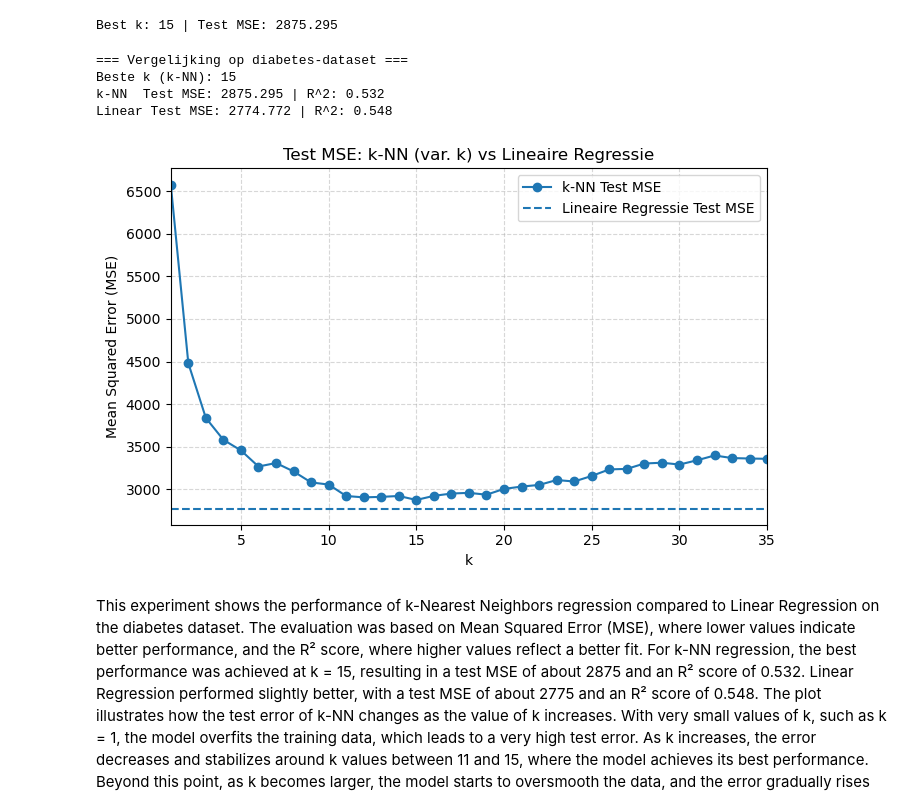
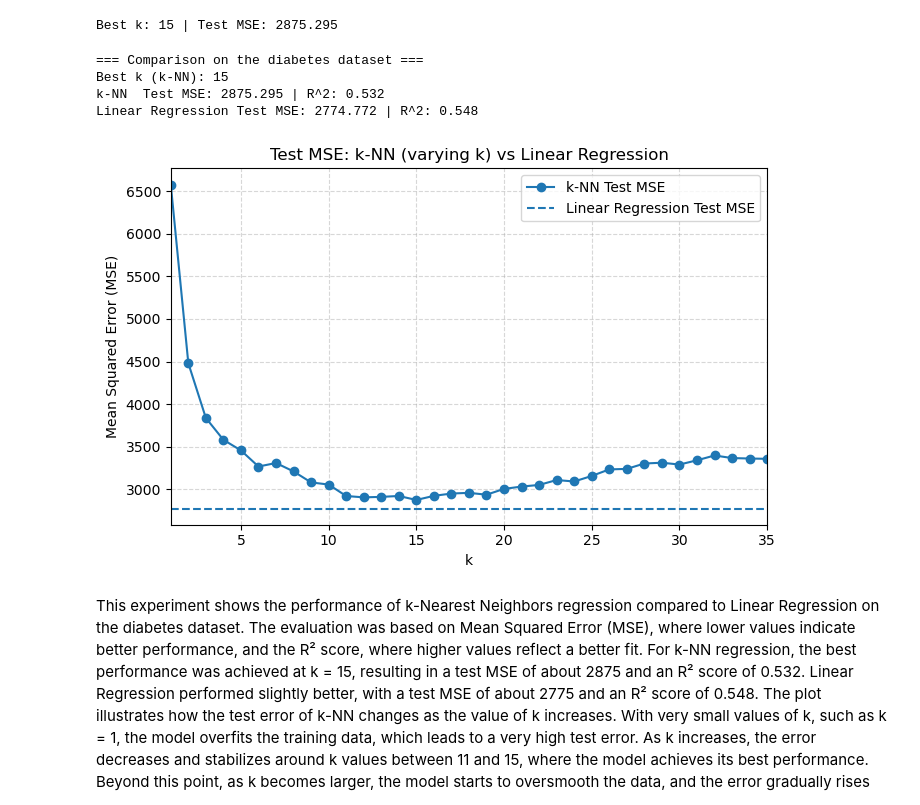
Before and after one commit to SiebrenBarten/Machine-learning-for-medical-imaging, a Jupyter notebook: practicals/week_1.ipynb, the cells around one changed output. Cells and saved outputs as stored; diff of their text form; code cells hidden in the pictures.

```diff
--- a/practicals/week_1.ipynb
+++ b/practicals/week_1.ipynb
@@ -228,14 +228,12 @@ print(f"Best k: {best_k} | Test MSE: {test_mse.min():.3f}")
 [figure]
 Best k: 15 | Test MSE: 2875.295
 # %%
-import numpy as np
-import matplotlib.pyplot as plt
 from sklearn.linear_model import LinearRegression
 from sklearn.metrics import mean_squared_error, r2_score
 from sklearn.datasets import load_diabetes
 from knn_scratch import KNNRegressor
 
-# Data
+# Load dataset
 diabetes = load_diabetes()
 X = diabetes.data
 y = diabetes.target.reshape(-1)
@@ -244,44 +242,45 @@ y = diabetes.target.reshape(-1)
 knn_reg = KNNRegressor(X, y, k=5, trainsplit=0.75)
 knn_reg.test_train_split()
 knn_reg.normalize_train_test()
 
+# Evaluate k values
 k_values = list(range(1, 36))
 train_mse, test_mse = knn_reg.evaluate_over_k(k_values, plot=False)
 best_k = k_values[int(np.argmin(test_mse))]
 y_pred_best = knn_reg.predict(knn_reg.X_test, k=best_k)
 knn_test_mse = float(test_mse.min())
 knn_r2 = r2_score(knn_reg.y_test, y_pred_best)
 
-# Lineaire regressie (op dezelfde genormaliseerde features)
+# Linear regression (on the same normalized features)
 lin = LinearRegression()
 lin.fit(knn_reg.X_train, knn_reg.y_train)
 lin_pred_te = lin.predict(knn_reg.X_test)
 lin_test_mse = mean_squared_error(knn_reg.y_test, lin_pred_te)
 lin_r2 = r2_score(knn_reg.y_test, lin_pred_te)
 
-print("=== Vergelijking op diabetes-dataset ===")
-print(f"Beste k (k-NN): {best_k}")
+print("=== Comparison on the diabetes dataset ===")
+print(f"Best k (k-NN): {best_k}")
 print(f"k-NN  Test MSE: {knn_test_mse:.3f} | R^2: {knn_r2:.3f}")
-print(f"Linear Test MSE: {lin_test_mse:.3f} | R^2: {lin_r2:.3f}")
+print(f"Linear Regression Test MSE: {lin_test_mse:.3f} | R^2: {lin_r2:.3f}")
 
-# Plot vergelijking
+# Plot comparison
 plt.figure(figsize=(7,4.5))
 plt.plot(k_values, test_mse, marker='o', label='k-NN Test MSE')
 plt.hlines(lin_test_mse, k_values[0], k_values[-1], linestyles='--',
-           label='Lineaire Regressie Test MSE')
+           label='Linear Regression Test MSE')
 plt.xlabel('k'); plt.ylabel('Mean Squared Error (MSE)')
-plt.title('Test MSE: k-NN (var. k) vs Lineaire Regressie')
+plt.title('Test MSE: k-NN (varying k) vs Linear Regression')
 plt.xlim(k_values[0], k_values[-1])
 plt.grid(True, linestyle='--', alpha=0.5)
 plt.legend()
 plt.tight_layout()
 plt.show()
 # %% [output]
-=== Vergelijking op diabetes-dataset ===
-Beste k (k-NN): 15
+=== Comparison on the diabetes dataset ===
+Best k (k-NN): 15
 k-NN  Test MSE: 2875.295 | R^2: 0.532
-Linear Test MSE: 2774.772 | R^2: 0.548
+Linear Regression Test MSE: 2774.772 | R^2: 0.548
-[figure, old version]
+[figure, new version]
 # %% [markdown]
 This experiment shows the performance of k-Nearest Neighbors regression compared to Linear Regression on the diabetes dataset. The evaluation was based on Mean Squared Error (MSE), where lower values indicate better performance, and the R² score, where higher values reflect a better fit. For k-NN regression, the best performance was achieved at k = 15, resulting in a test MSE of about 2875 and an R² score of 0.532. Linear Regression performed slightly better, with a test MSE of about 2775 and an R² score of 0.548.
 The plot illustrates how the test error of k-NN changes as the value of k increases. With very small values of k, such as k = 1, the model overfits the training data, which leads to a very high test error. As k increases, the error decreases and stabilizes around k values between 11 and 15, where the model achieves its best performance. Beyond this point, as k becomes larger, the model starts to oversmooth the data, and the error gradually rises again. The dashed horizontal line in the plot represents the performance of Linear Regression, which lies just below the lowest test error of k-NN. This indicates that Linear Regression provides slightly better predictive performance on this dataset.
```
